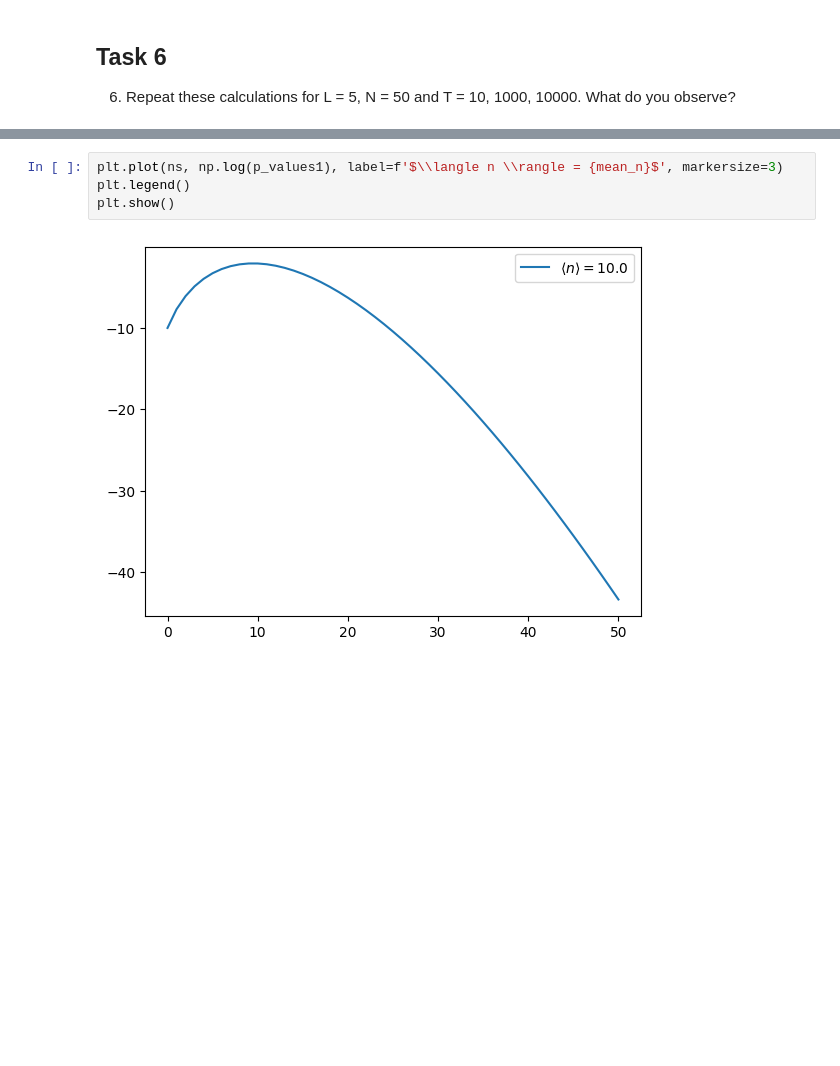
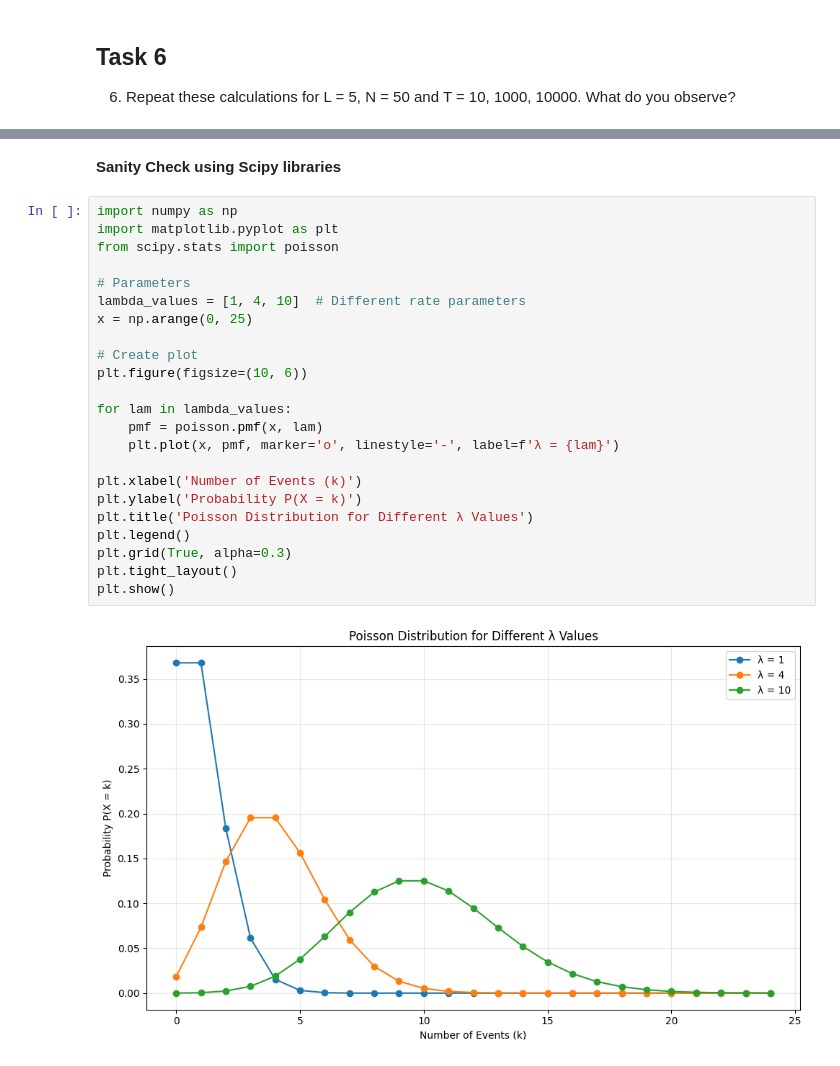
Before and after one commit to Matth3wc/Comp-Sim-Numerical-Methods, a Jupyter notebook: Part-1/Assignments/Comp_Sim_Assignment_4/MainScript.ipynb, the cells around one changed output, grey strips where cells are left out. Cells and saved outputs as stored; diff of their text form; blank space fills up the shorter version.

```diff
--- a/Part-1/Assignments/Comp_Sim_Assignment_4/MainScript.ipynb
+++ b/Part-1/Assignments/Comp_Sim_Assignment_4/MainScript.ipynb
@@ -302,6 +356,27 @@ For T=10000: 4e-05
-# %%
-plt.plot(ns, np.log(p_values1), label=f'$\\langle n \\rangle = {mean_n}$', markersize=3)
-plt.legend()
-plt.show()
-# %% [output]
-[figure, removed]
+# %% [markdown]
+**Sanity Check using Scipy libraries**
+# %%
+import numpy as np
+import matplotlib.pyplot as plt
+from scipy.stats import poisson
+
+# Parameters
+lambda_values = [1, 4, 10]  # Different rate parameters
+x = np.arange(0, 25)
+
+# Create plot
+plt.figure(figsize=(10, 6))
+
+for lam in lambda_values:
+    pmf = poisson.pmf(x, lam)
+    plt.plot(x, pmf, marker='o', linestyle='-', label=f'λ = {lam}')
+
+plt.xlabel('Number of Events (k)')
+plt.ylabel('Probability P(X = k)')
+plt.title('Poisson Distribution for Different λ Values')
+plt.legend()
+plt.grid(True, alpha=0.3)
+plt.tight_layout()
+plt.show()
+# %% [output]
+[figure, added]
```
Also changed, not shown: parts of 15 cells of this notebook, 4 other files.
